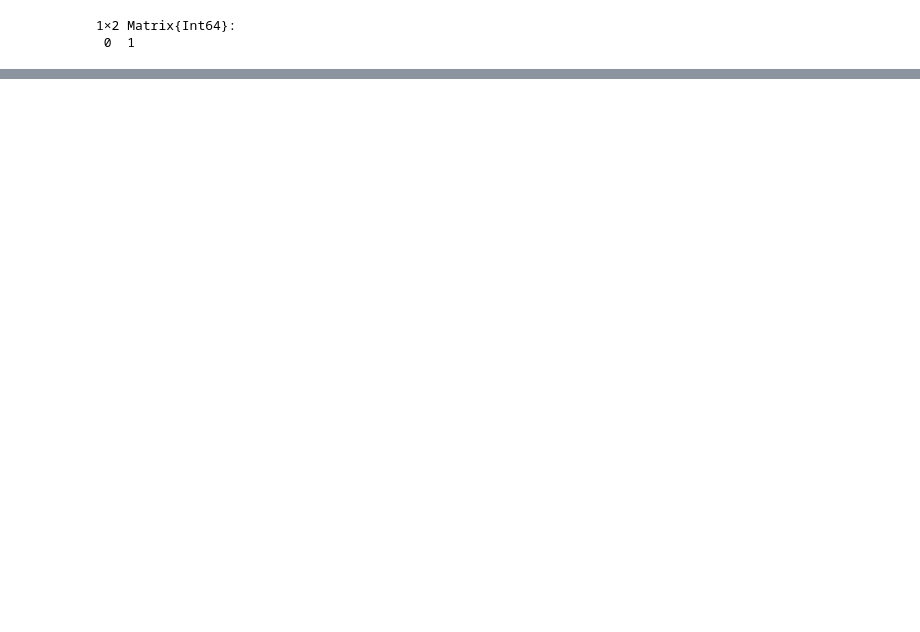
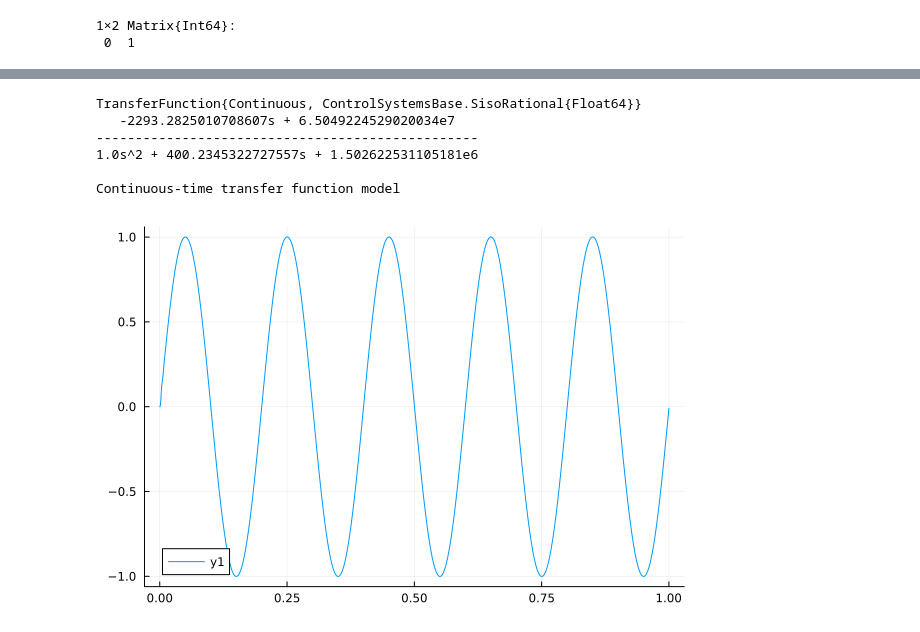
Before and after one commit to usernamenenad/Praksa, a Jupyter notebook: zadaci/zad2/open_loop.ipynb, the cells around one changed output, grey strips where cells are left out. Cells and saved outputs as stored; diff of their text form; code cells hidden in the pictures; blank space fills up the shorter version.

```diff
--- a/zadaci/zad2/open_loop.ipynb
+++ b/zadaci/zad2/open_loop.ipynb
@@ -83,2 +71,21 @@ Input 3 to output 1
 
 Continuous-time transfer function model
+# %%
+GDV = G[1, 2]
+# %% [output]
+TransferFunction{Continuous, ControlSystemsBase.SisoRational{Float64}}
+   -2293.2825010708607s + 6.5049224529020034e7
+-------------------------------------------------
+1.0s^2 + 400.2345322727557s + 1.502622531105181e6
+
+Continuous-time transfer function model
+# %%
+t = 0:0.00005:1;
+u1 = 0.2 * Vin * sin.(2 * pi * 5 * t');
+u2 = zeros(1, length(t));
+u = [u1; u2];
+
+y, _ = lsim(sys, u, t);
+plot(t, y')
+# %% [output]
+[figure, added]
```
Also changed, not shown: parts of 7 cells of this notebook, 25 other files.
